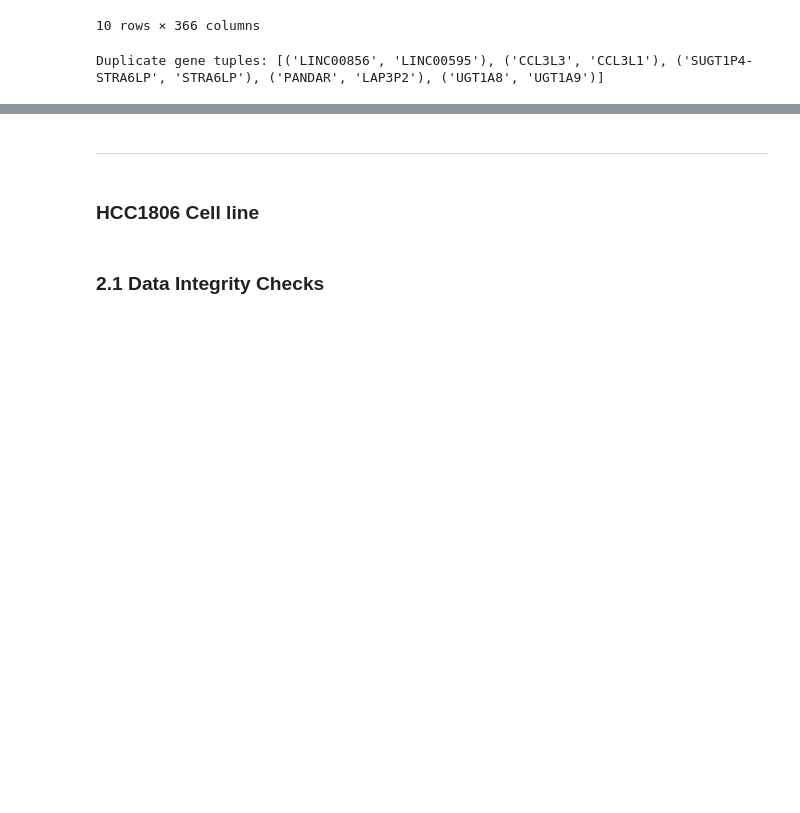
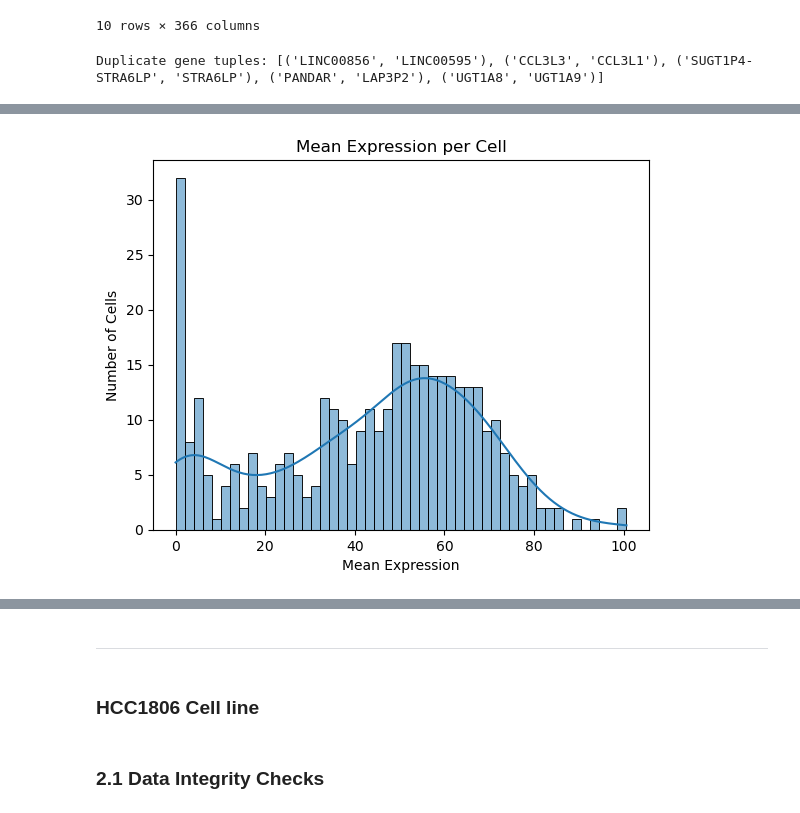
Before and after one commit to katiarusso/breast-cancer-ml-classification, a Jupyter notebook: Notebooks/Main.ipynb, the cells around one changed output, grey strips where cells are left out. Drawn from its saved outputs; the diff is of its cells as text; code cells hidden in the pictures; blank space fills up the shorter version.

```diff
--- a/Notebooks/Main.ipynb
+++ b/Notebooks/Main.ipynb
@@ -348,0 +353,14 @@ Duplicate gene tuples: [('LINC00856', 'LINC00595'), ('CCL3L3', 'CCL3L1'), ('SUGT
+# %%
+cell_stats_mcf = pd.DataFrame({
+    'Mean': dfs_mcf_unfiltered.mean(),
+    'Median': dfs_mcf_unfiltered.median(),
+    'Std': dfs_mcf_unfiltered.std(),
+    'Min': dfs_mcf_unfiltered.min(),
+    'Max': dfs_mcf_unfiltered.max(),
+    'Q1': dfs_mcf_unfiltered.quantile(0.25),
+    'Q3': dfs_mcf_unfiltered.quantile(0.75),
+    'IQR': dfs_mcf_unfiltered.quantile(0.75) - dfs_mcf_unfiltered.quantile(0.25),
+})
+
+print("Per-cell statistics:")
+cell_stats_mcf.head()
@@ -348,0 +375,8 @@ Duplicate gene tuples: [('LINC00856', 'LINC00595'), ('CCL3L3', 'CCL3L1'), ('SUGT
+# %%
+sns.histplot(cell_stats_mcf["Mean"], bins=50, kde=True)
+plt.title("Mean Expression per Cell")
+plt.xlabel("Mean Expression")
+plt.ylabel("Number of Cells")
+plt.show()
+# %% [output]
+[figure, added]
```
Also changed, not shown: parts of 27 cells of this notebook.
